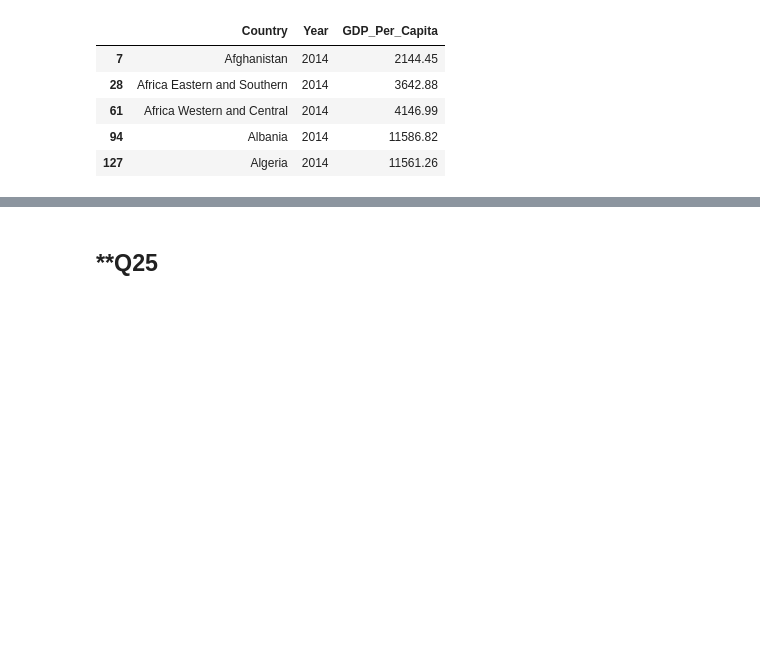
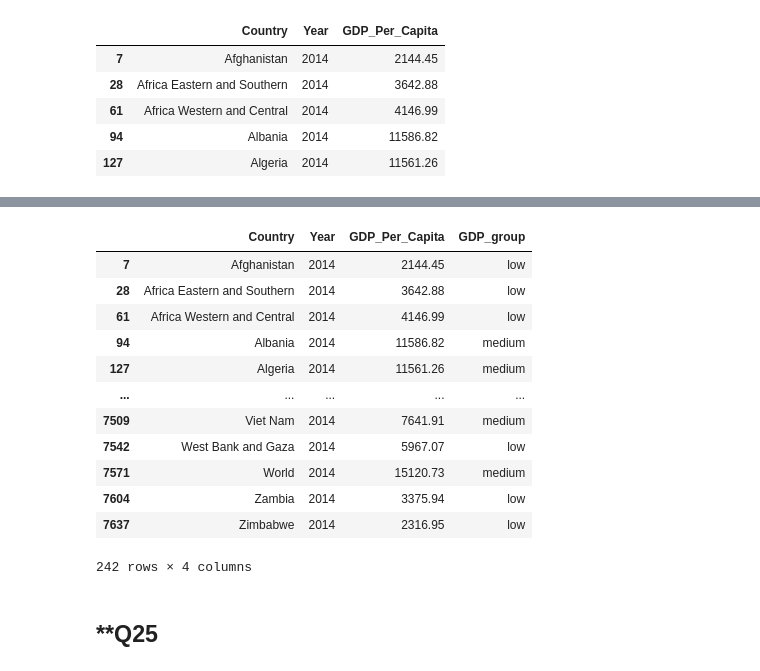
Before and after one commit to NSS-Data-Analytics-Cohort-11/undata-AdellAD4, a Jupyter notebook: notebooks/UN_data_analysis_DA11.ipynb, the cells around one changed output, grey strips where cells are left out. Cells and saved outputs as stored; diff of their text form; code cells hidden in the pictures; blank space fills up the shorter version.

```diff
--- a/notebooks/UN_data_analysis_DA11.ipynb
+++ b/notebooks/UN_data_analysis_DA11.ipynb
@@ -763,0 +742,2 @@ Categories (3, object): ['low' < 'medium' < 'high']
+# %%
+gdp_per_capita_2014["GDP_group"] = pd.qcut(gdp_per_capita_2014["GDP_Per_Capita"], 3, labels=["low", "medium", "high"])
@@ -764,3 +750,19 @@ Categories (3, object): ['low' < 'medium' < 'high']
+# %%
+gdp_per_capita_2014
+# %% [output]
+|  | Country | Year | GDP_Per_Capita | GDP_group |
+| 7 | Afghanistan | 2014 | 2144.45 | low |
+| 28 | Africa Eastern and Southern | 2014 | 3642.88 | low |
+| 61 | Africa Western and Central | 2014 | 4146.99 | low |
+| 94 | Albania | 2014 | 11586.82 | medium |
+| 127 | Algeria | 2014 | 11561.26 | medium |
+| ... | ... | ... | ... | ... |
+| 7509 | Viet Nam | 2014 | 7641.91 | medium |
+| 7542 | West Bank and Gaza | 2014 | 5967.07 | low |
+| 7571 | World | 2014 | 15120.73 | medium |
+| 7604 | Zambia | 2014 | 3375.94 | low |
+| 7637 | Zimbabwe | 2014 | 2316.95 | low |
+242 rows × 4 columns
 # %% [markdown]
 ## **Q25
 # %% [markdown]
```
Also changed, not shown: parts of 33 cells of this notebook.
